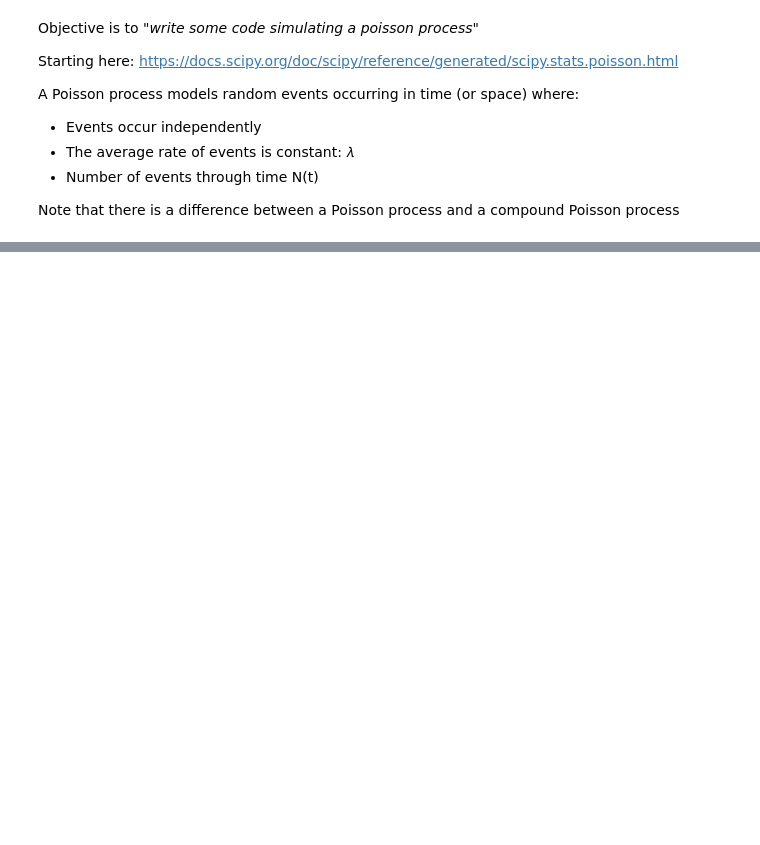
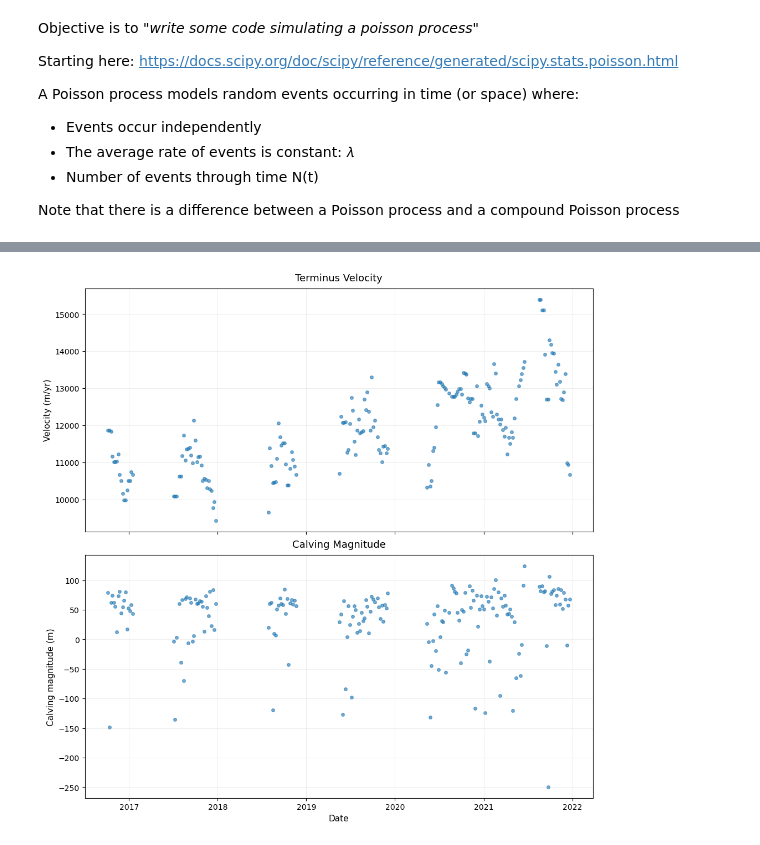
Before and after one commit to sofiasuhinin/Jakobshavn-Isbrae-CalvingStatistics, a Jupyter notebook: calving_statistics/statistics.ipynb, the cells around one changed output, grey strips where cells are left out. Saved outputs shown, nothing was run; the diff lists cells and outputs as text; code cells hidden in the pictures; blank space fills up the shorter version.

```diff
--- a/calving_statistics/statistics.ipynb
+++ b/calving_statistics/statistics.ipynb
@@ -101,0 +103,7 @@ plt.show()
+# %%
+calving_path = "/Users/sofiasuhinin/Desktop/GrIS_Calving/Jakobshavn-Isbrae-CalvingStatistics/jakobshavn_calving_ts.csv"
+df = pd.read_csv(calving_path, parse_dates=["Date"])
+
+df = df.sort_values("Date").reset_index(drop=True)
+df = df.dropna(subset=["calving_magnitude"]).reset_index(drop=True)
+df.head()
@@ -101,0 +117,21 @@ plt.show()
+# %%
+fig, axes = plt.subplots(2, 1, figsize=(10, 10), sharex=True, constrained_layout=True)
+
+#velocity
+axes[0].scatter(df["Date"], df["vel_final"],s=16, alpha=0.6)
+axes[0].set_ylabel("Velocity (m/yr)", fontsize=11)
+axes[0].set_title("Terminus Velocity", fontsize=13, pad=10)
+
+#calving mag
+axes[1].scatter(df["Date"], df["calving_magnitude"],s=16, alpha=0.6)
+axes[1].set_ylabel("Calving magnitude (m)", fontsize=11)
+axes[1].set_xlabel("Date", fontsize=11)
+axes[1].set_title("Calving Magnitude", fontsize=13, pad=10)
+
+for ax in axes:
+    ax.grid(True, alpha=0.25, linewidth=0.6)
+    ax.tick_params(axis="both", labelsize=10)
+
+plt.show()
+# %% [output]
+[figure, added]
```
Also changed, not shown: parts of 9 cells of this notebook, 6 other files.
